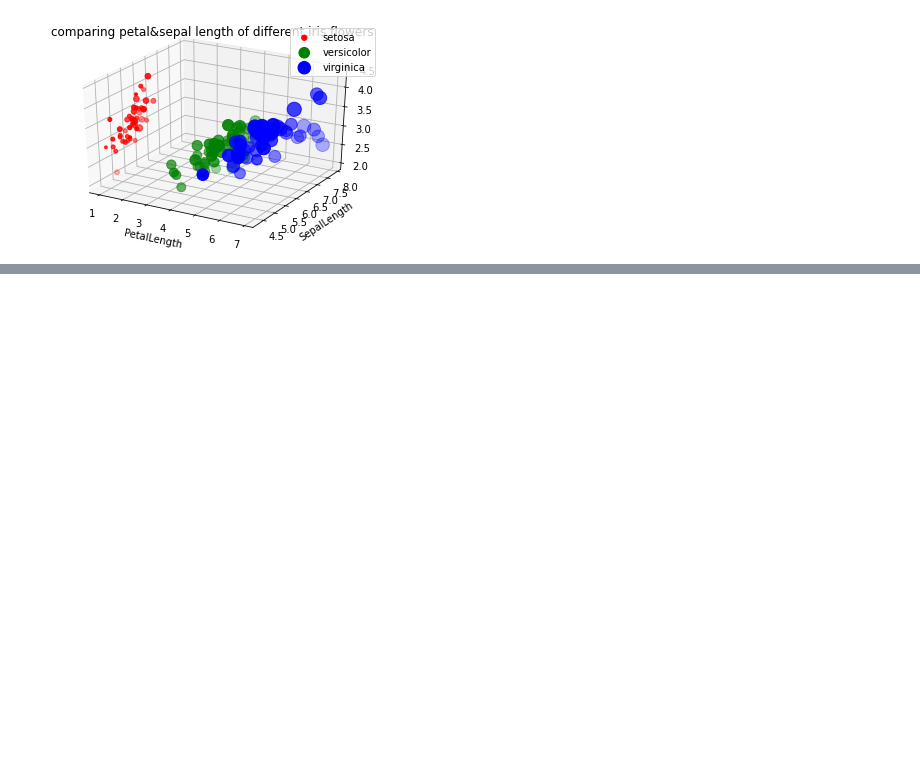
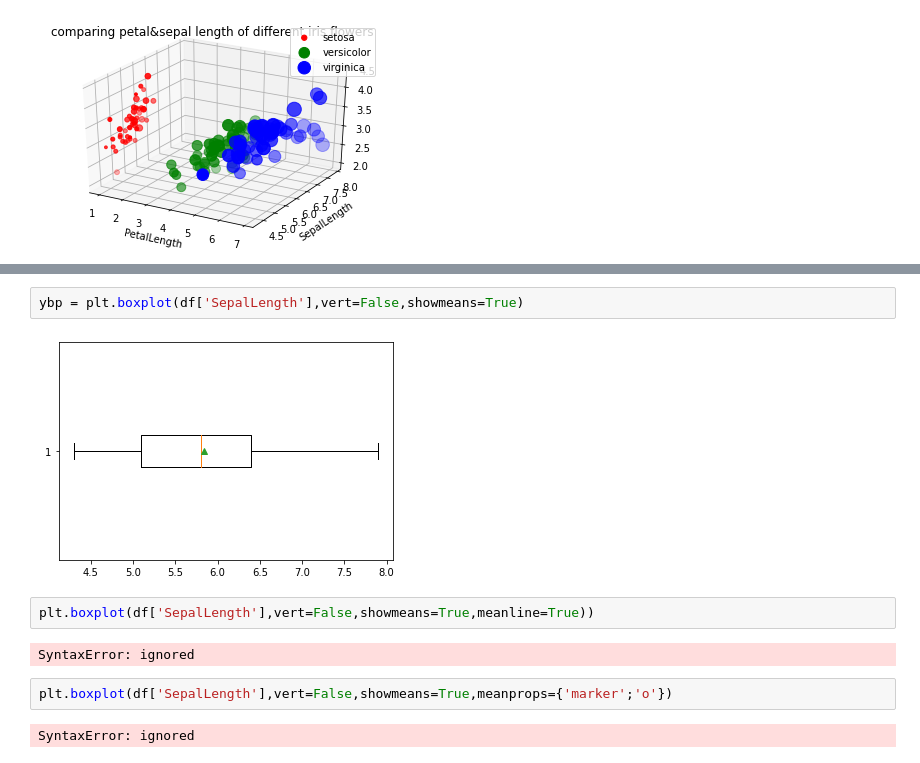
Before and after one commit to Athitiya00/data_viz_2022, a Jupyter notebook: DataViz02_Data_Distribution.ipynb, the cells around one changed output, grey strips where cells are left out. Cells and saved outputs as stored; diff of their text form; blank space fills up the shorter version.

```diff
--- a/DataViz02_Data_Distribution.ipynb
+++ b/DataViz02_Data_Distribution.ipynb
@@ -198,0 +257,12 @@ plt.title('comparing petal&sepal length of different iris flowers');
+# %%
+ybp = plt.boxplot(df['SepalLength'],vert=False,showmeans=True)
+# %% [output]
+[figure, added]
+# %%
+plt.boxplot(df['SepalLength'],vert=False,showmeans=True,meanline=True))
+# %% [output]
+SyntaxError: ignored
+# %%
+plt.boxplot(df['SepalLength'],vert=False,showmeans=True,meanprops={'marker';'o'})
+# %% [output]
+SyntaxError: ignored
```
Also changed, not shown: parts of 14 cells of this notebook.
